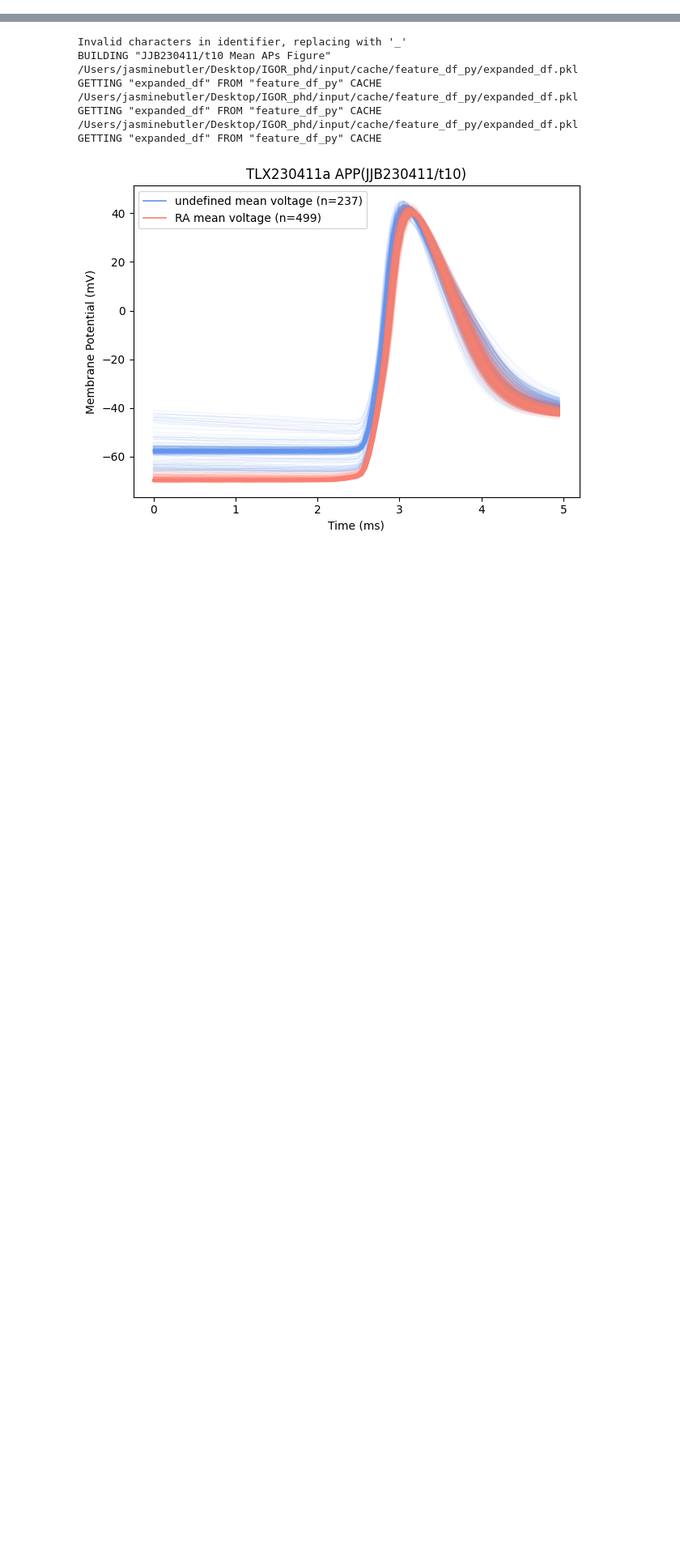
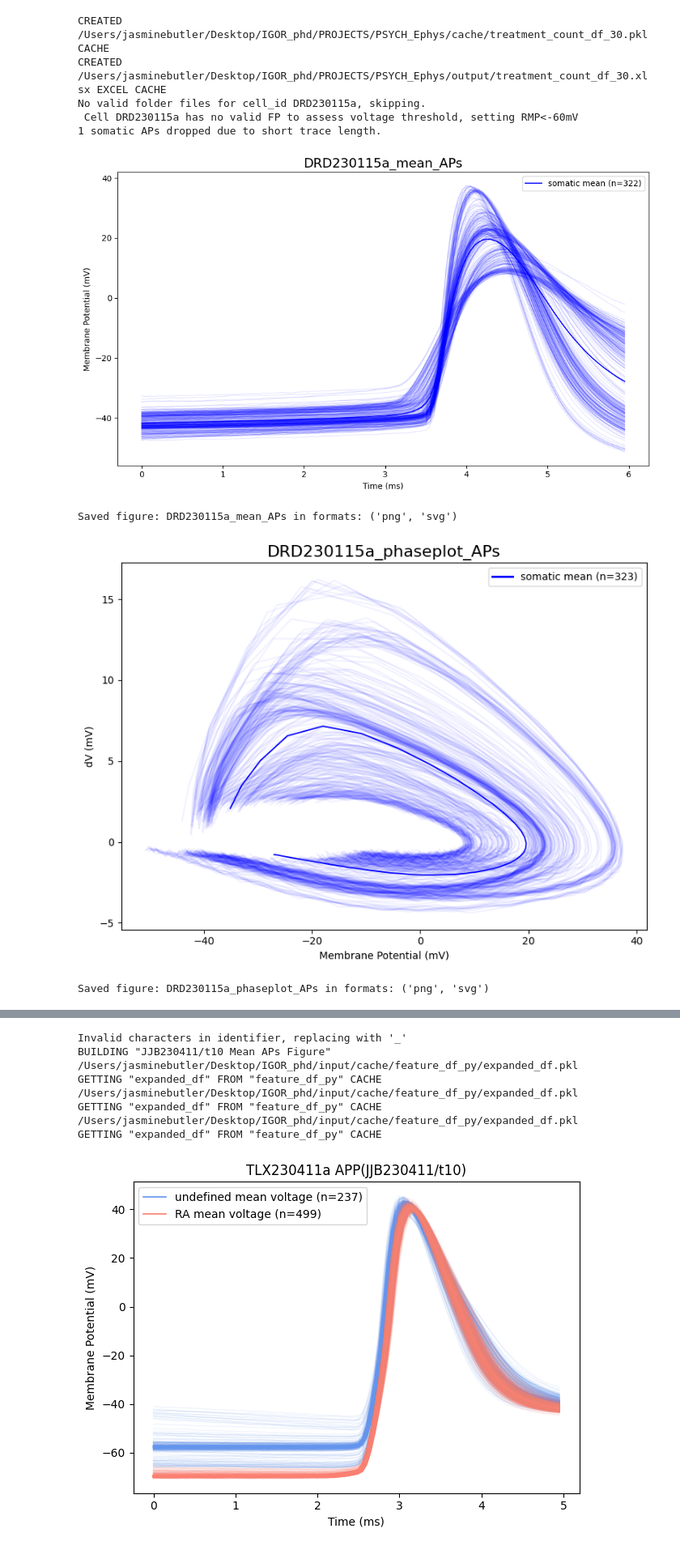
Before and after one commit to jjb-hub/IGOR_phd, a Jupyter notebook: RUN.ipynb, the cells around one changed output, grey strips where cells are left out. Shown at 81% size. Drawn from its saved outputs; the diff is of its cells as text; code cells hidden in the pictures; blank space fills up the shorter version.

```diff
--- a/RUN.ipynb
+++ b/RUN.ipynb
@@ -99,0 +152,23 @@ RA_AP_analysis(project='PSYCH_Ephys', data_type='APP', cell_type=None, cell_subt
+# %%
+from module.Figure import RA_AP_analysis
+project="PSYCH_Ephys"
+
+#currently running ony for 1st application will validate pAD_hunter files and then make it for whole cell with selectable plot input
+# ['TLX230622b' 'DRD221223a' , 'TLX221229a', 'TLX221230a', 'CTG230222a', 'CBL230405b', 'TLX230411a', 'TLX230416c', 'CBL230509b', 'TLX230518c', 'TLX230524b', 'TLX230524c', 'DRD230616a', 'TLX230530b', 'SIM230618b', 'TLX230622a', 'TLX230622b', 'DRD230626a', 'CTG230721b', 'DRD230724a', 'HUM230727c', 'TLX230815b', 'TLX230821c', 'TLX230822c', 'DRD230823e', 'TLX230829c', 'TLX230830b', 'TLX230830d', 'TLX230903a', 'TLX230904c', 'TLX230904d', 'TLX230908a', 'DRD230911f', 'TLX230815d', 'SIM241129d', 'SIM241129e', 'SIM241218c'],
+#['TLX230622b', 'TLX230719b'], #['DRD230616b'],
+
+RA_AP_analysis(project=project,
+            data_types = ['APP', 'FP'], #pAD_hunter TODO
+            cell_id= 'DRD230115a',
+            pooled = True
+            )
+# %% [output]
+CREATED /Users/jasminebutler/Desktop/IGOR_phd/PROJECTS/PSYCH_Ephys/cache/treatment_count_df_30.pkl CACHE
+CREATED /Users/jasminebutler/Desktop/IGOR_phd/PROJECTS/PSYCH_Ephys/output/treatment_count_df_30.xlsx EXCEL CACHE
+No valid folder files for cell_id DRD230115a, skipping.
+ Cell DRD230115a has no valid FP to assess voltage threshold, setting RMP<-60mV
+1 somatic APs dropped due to short trace length.
+[figure, added]
+Saved figure: DRD230115a_mean_APs in formats: ('png', 'svg')
+[figure, added]
+Saved figure: DRD230115a_phaseplot_APs in formats: ('png', 'svg')
```
Also changed, not shown: parts of 9 cells of this notebook, 10 other files.
